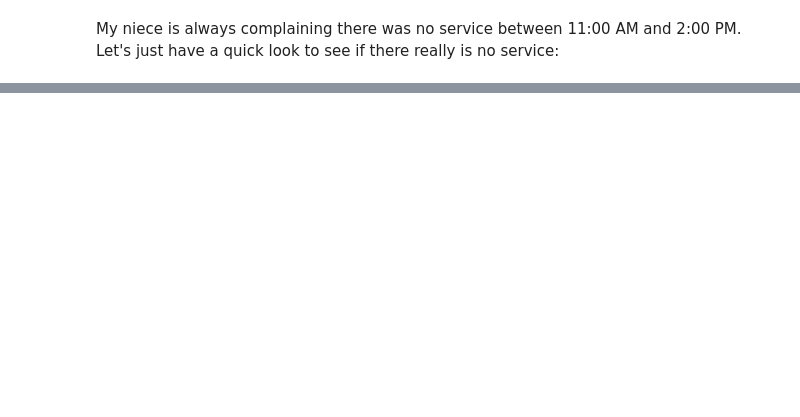
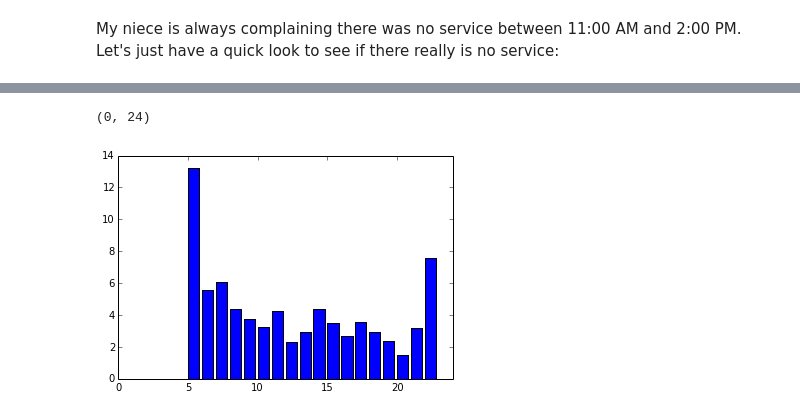
Before and after one commit to humberto-ortiz/ama, a Jupyter notebook: parana.ipynb, the cells around one changed output, grey strips where cells are left out. Drawn from its saved outputs; the diff is of its cells as text; code cells hidden in the pictures; blank space fills up the shorter version.

```diff
--- a/parana.ipynb
+++ b/parana.ipynb
@@ -24,24 +24,3 @@ The data is a csv file with vehicle number, date and time, latitude, longitude,
 This particular file has 3142 lines.
 # %%
 %matplotlib inline
-# %%
-import csv
-
-def timep(ds):
-    year = ds[:4]
-    month = ds[4:6]
-    day = ds[6:8]
-    hh = ds[8:10]
-    mm = ds[10:12]
-    ss = ds[12:14]
-    #return "{0}-{1}-{2}T{3}:{4}:{5}Z".format(year, month, day, hh, mm, ss)
-    return int(hh)
-
-counts = [0] * 24
-
-with open('parana.txt', 'rb') as csvfile:
-    amareader = csv.reader(csvfile)
-
-    for row in amareader:
-        time = timep(row[1])
-        counts[time] += 1
@@ -77,0 +125,10 @@ That's actually not so bad. There is a lull in service at 1:00 PM, but busses se
+# %%
+intervals = [0] * 24
+counts = [0] * 24
+
+for i in range(1, len(trips)):
+    wait = trips[i] - trips[i-1] # how long since the last bus?
+    hour = trips[i].hour
+    # count how many hours you waited if you missed the last bus
+    intervals[hour] += wait.seconds / 60.0**2
+    counts[hour] += 1
@@ -77,0 +137,6 @@ That's actually not so bad. There is a lull in service at 1:00 PM, but busses se
+# %%
+for i in range(24):
+    if counts[i]: # don't divide by zero
+        intervals[i] = intervals[i] / counts[i]
+
+intervals
@@ -77,0 +161,6 @@ That's actually not so bad. There is a lull in service at 1:00 PM, but busses se
+# %%
+bar(range(24), intervals)
+xlim(0,24)
+# %% [output]
+(0, 24)
+[figure, added]
```
Also changed, not shown: parts of 9 cells of this notebook.
